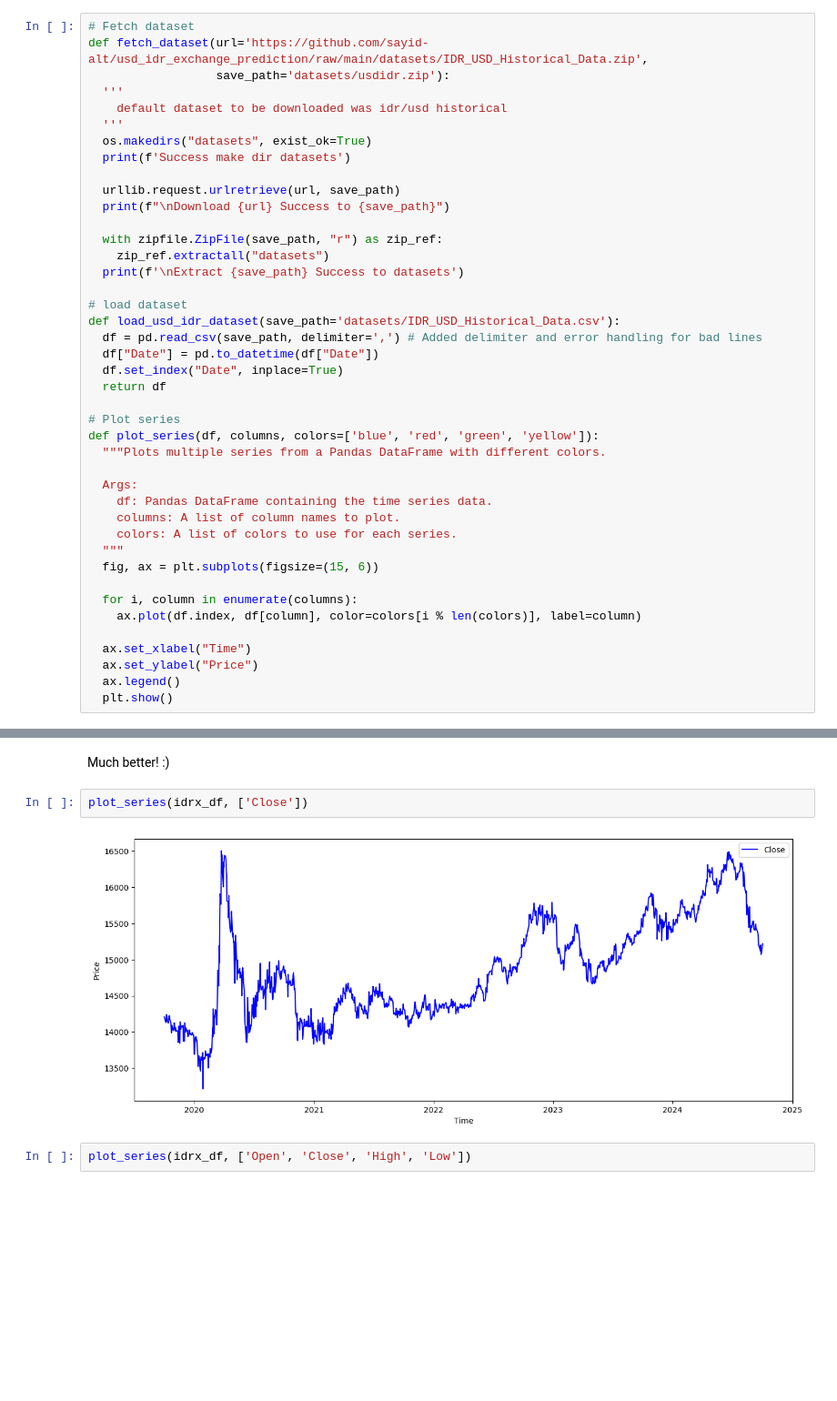
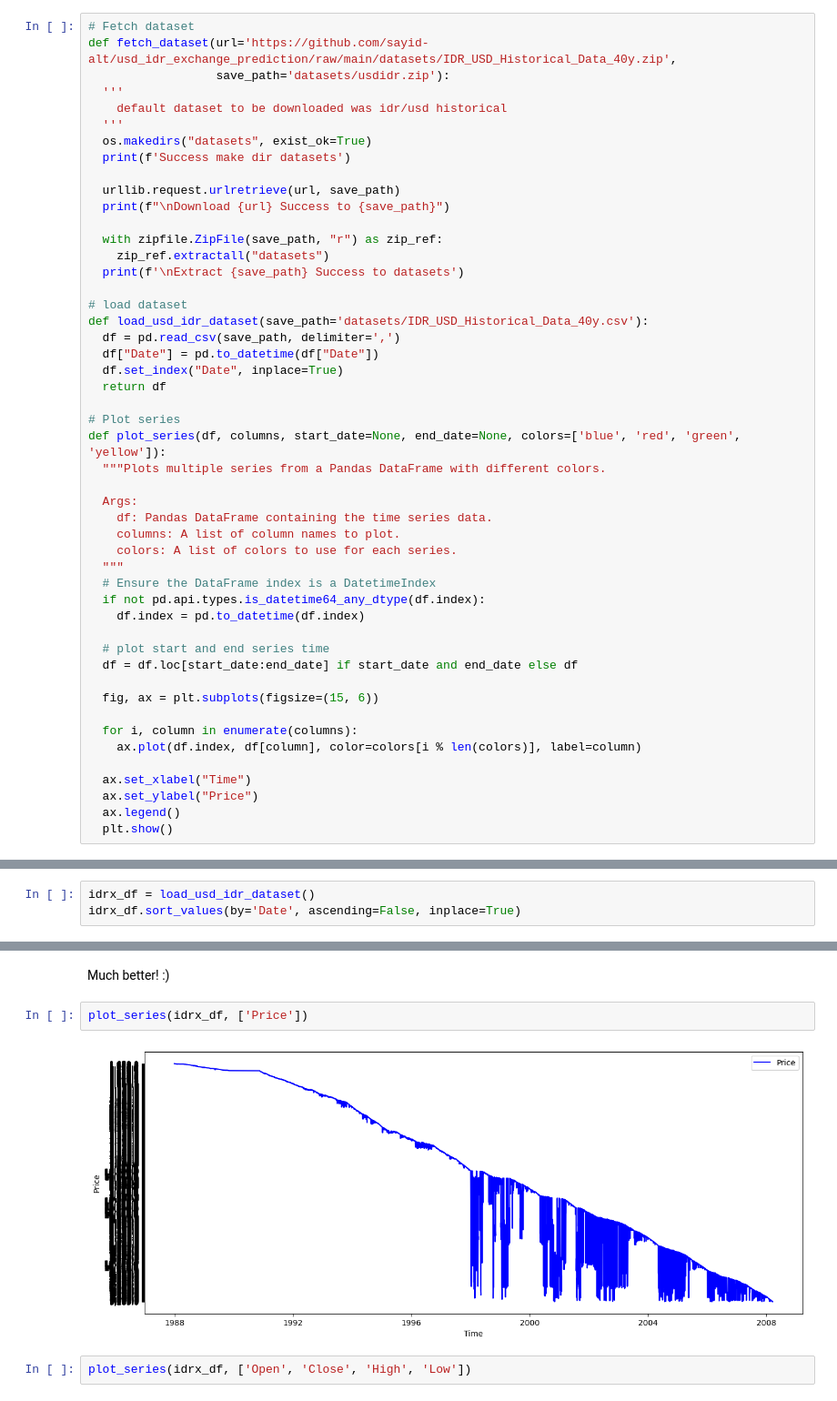
Before and after one commit to sayid-alt/usd_idr_exchange_prediction, a Jupyter notebook: development/usd_idr_prediction.ipynb, the cells around one changed output, grey strips where cells are left out. Shown at 91% size. Saved outputs shown, nothing was run; the diff lists cells and outputs as text; blank space fills up the shorter version.

Commit message:
Renew extracted dataset

```diff
--- a/development/usd_idr_prediction.ipynb
+++ b/development/usd_idr_prediction.ipynb
@@ -18,7 +18,7 @@ from statsmodels.graphics.tsaplots import plot_acf, plot_pacf
 # Utilities
 # %%
 # Fetch dataset
-def fetch_dataset(url='https://github.com/sayid-alt/usd_idr_exchange_prediction/raw/main/datasets/IDR_USD_Historical_Data.zip',
+def fetch_dataset(url='https://github.com/sayid-alt/usd_idr_exchange_prediction/raw/main/datasets/IDR_USD_Historical_Data_40y.zip',
                   save_path='datasets/usdidr.zip'):
   '''
     default dataset to be downloaded was idr/usd historical
@@ -34,14 +34,14 @@ def fetch_dataset(url='https://github.com/sayid-alt/usd_idr_exchange_prediction/
   print(f'\nExtract {save_path} Success to datasets')
 
 # load dataset
-def load_usd_idr_dataset(save_path='datasets/IDR_USD_Historical_Data.csv'):
-  df = pd.read_csv(save_path, delimiter=',') # Added delimiter and error handling for bad lines
+def load_usd_idr_dataset(save_path='datasets/IDR_USD_Historical_Data_40y.csv'):
+  df = pd.read_csv(save_path, delimiter=',')
   df["Date"] = pd.to_datetime(df["Date"])
   df.set_index("Date", inplace=True)
   return df
 
 # Plot series
-def plot_series(df, columns, colors=['blue', 'red', 'green', 'yellow']):
+def plot_series(df, columns, start_date=None, end_date=None, colors=['blue', 'red', 'green', 'yellow']):
   """Plots multiple series from a Pandas DataFrame with different colors.
 
   Args:
@@ -49,6 +49,13 @@ def plot_series(df, columns, colors=['blue', 'red', 'green', 'yellow']):
     columns: A list of column names to plot.
     colors: A list of colors to use for each series.
   """
+  # Ensure the DataFrame index is a DatetimeIndex
+  if not pd.api.types.is_datetime64_any_dtype(df.index):
+    df.index = pd.to_datetime(df.index)
+
+  # plot start and end series time
+  df = df.loc[start_date:end_date] if start_date and end_date else df
+
   fig, ax = plt.subplots(figsize=(15, 6))
 
   for i, column in enumerate(columns):
@@ -149,4 +191,7 @@ Download https://github.com/sayid-alt/usd_idr_exchange_prediction/raw/main/datas
 Extract datasets/usdidr.zip Success to datasets
 # %% [markdown]
 ### Load Dataset
+# %%
+idrx_df = load_usd_idr_dataset()
+idrx_df.sort_values(by='Date', ascending=False, inplace=True)
 # %%
@@ -218,9 +260,9 @@ idrx_df
 # %% [markdown]
 Much better! :)
 # %%
-plot_series(idrx_df, ['Close'])
+plot_series(idrx_df, ['Price'])
 # %% [output]
-[figure, old version]
+[figure, new version]
 # %%
 plot_series(idrx_df, ['Open', 'Close', 'High', 'Low'])
 # %% [output]
```
Also changed, not shown: parts of 13 cells of this notebook.
